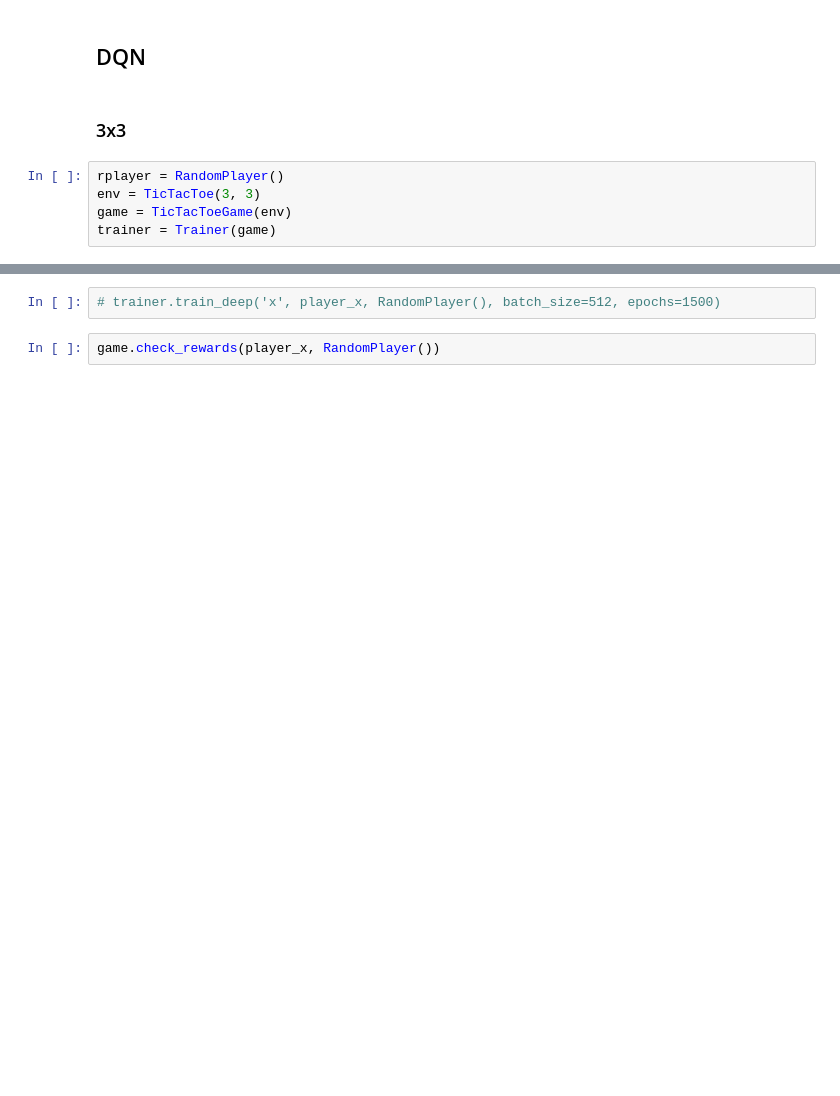
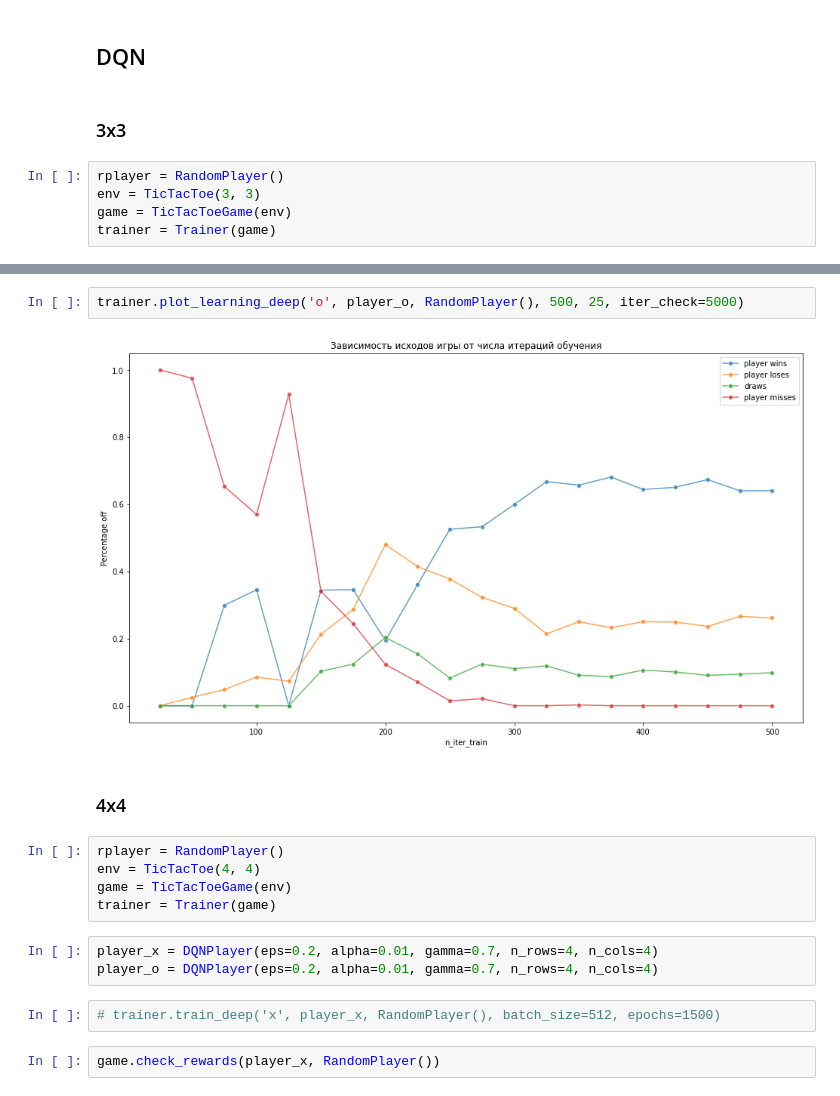
Before and after one commit to tazizov/some_ml_notebooks, a Jupyter notebook: tictactoe-rl/tictactoe_q_learning.ipynb, the cells around one changed output, grey strips where cells are left out. Cells and saved outputs as stored; diff of their text form; blank space fills up the shorter version.

```diff
--- a/tictactoe-rl/tictactoe_q_learning.ipynb
+++ b/tictactoe-rl/tictactoe_q_learning.ipynb
@@ -113,3 +80,17 @@ player_o = DQNPlayer(0.2, 0.01, 0.7, 3, 3, model=model_o)
+# %%
+trainer.plot_learning_deep('o', player_o, RandomPlayer(), 500, 25, iter_check=5000)
+# %% [output]
+[figure, added]
+# %% [markdown]
+### 4x4
+# %%
+rplayer = RandomPlayer()
+env = TicTacToe(4, 4)
+game = TicTacToeGame(env)
+trainer = Trainer(game)
+# %%
+player_x = DQNPlayer(eps=0.2, alpha=0.01, gamma=0.7, n_rows=4, n_cols=4)
+player_o = DQNPlayer(eps=0.2, alpha=0.01, gamma=0.7, n_rows=4, n_cols=4)
 # %%
 # trainer.train_deep('x', player_x, RandomPlayer(), batch_size=512, epochs=1500)
 # %%
```
Also changed, not shown: parts of 24 cells of this notebook, 1 other file.
